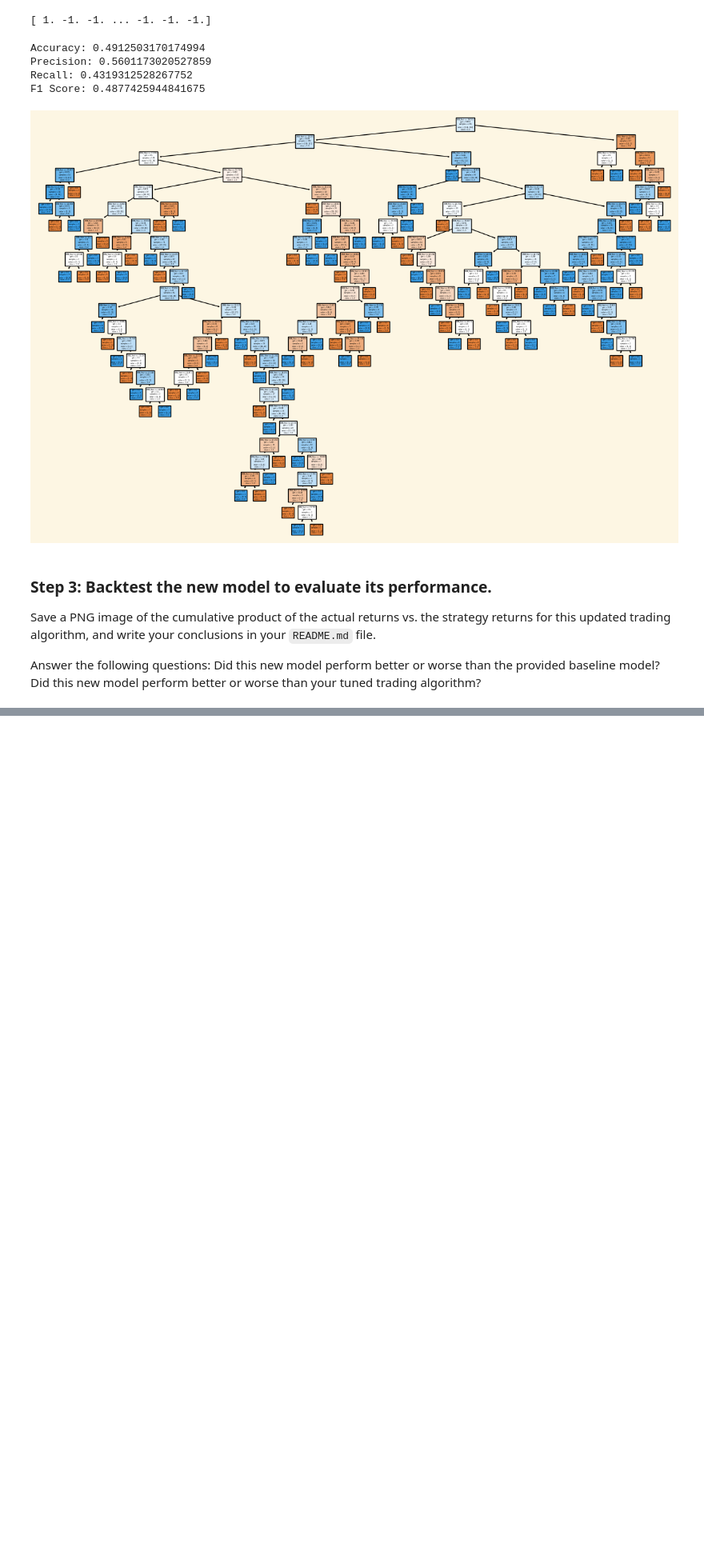
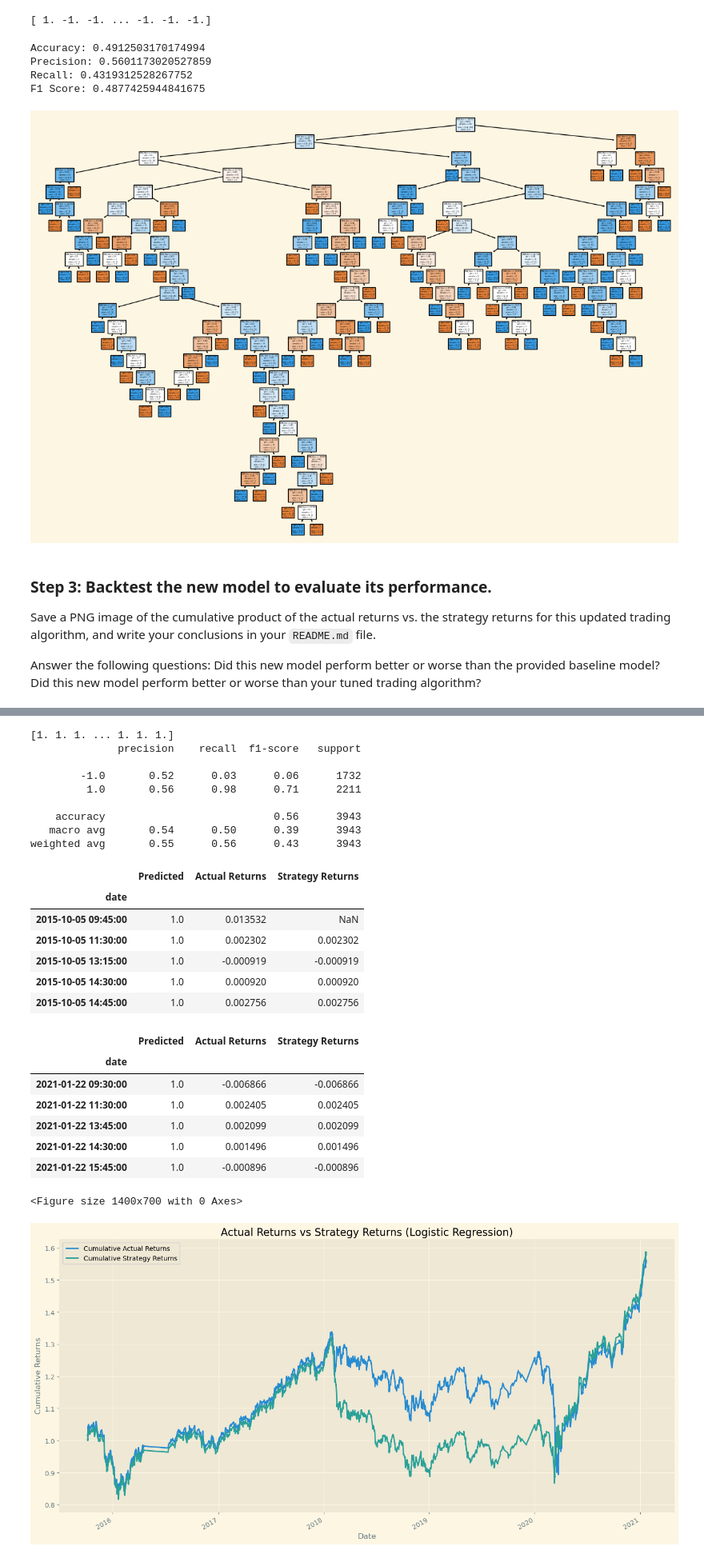
Before and after one commit to darcy5d/Fintech_Module_14_Homework_Assignment, a Jupyter notebook: machine_learning_trading_bot.ipynb, the cells around one changed output, grey strips where cells are left out. Shown at 80% size. Saved outputs shown, nothing was run; the diff lists cells and outputs as text; code cells hidden in the pictures; blank space fills up the shorter version.

```diff
--- a/machine_learning_trading_bot.ipynb
+++ b/machine_learning_trading_bot.ipynb
@@ -681,0 +734,74 @@ Did this new model perform better or worse than your tuned trading algorithm?
+# %%
+from sklearn.linear_model import LogisticRegression
+
+# Initiate the Logistic Regression model instance
+logistic_model = LogisticRegression(random_state=1)
+
+# Fit the model using the training data
+logistic_model.fit(X_train, y_train)
+
+# Use the testing dataset to generate the predictions for the logistic model
+logistic_pred = logistic_model.predict(X_test)
+
+# Review the model's predicted values
+print(logistic_pred)
+
+# Use a classification report to evaluate the model using the predictions and testing data
+logistic_testing_report = classification_report(y_test, logistic_pred)
+
+# Print the classification report
+print(logistic_testing_report)
+
+# Create a new empty predictions DataFrame for logistic model:
+predictions_logistic_df = pd.DataFrame(index=X_test.index)
+
+# Add the Logistic model predictions to the DataFrame
+predictions_logistic_df["Predicted"] = logistic_pred
+
+# Add the actual returns to the DataFrame
+predictions_logistic_df["Actual Returns"] = signals_df.loc[X_test.index, "Actual Returns"]
+
+# Add the strategy returns to the DataFrame, based on the logistic model's signals
+predictions_logistic_df["Strategy Returns"] = predictions_logistic_df["Predicted"].shift() * predictions_logistic_df["Actual Returns"]
+
+# Review the DataFrame
+display(predictions_logistic_df.head())
+display(predictions_logistic_df.tail())
+
+# Plot the actual returns versus the strategy returns for logistic model
+predictions_logistic_df["Cumulative Actual Returns"] = (1 + predictions_logistic_df["Actual Returns"]).cumprod()
+predictions_logistic_df["Cumulative Strategy Returns"] = (1 + predictions_logistic_df["Strategy Returns"]).cumprod()
+
+plt.figure(figsize=(14,7))
+predictions_logistic_df[["Cumulative Actual Returns", "Cumulative Strategy Returns"]].plot(figsize=(14,7))
+plt.title("Actual Returns vs Strategy Returns (Logistic Regression)")
+plt.xlabel("Date")
+plt.ylabel("Cumulative Returns")
+plt.tight_layout()
+plt.show()
+# %% [output]
+[1. 1. 1. ... 1. 1. 1.]
+              precision    recall  f1-score   support
+
+        -1.0       0.52      0.03      0.06      1732
+         1.0       0.56      0.98      0.71      2211
+
+    accuracy                           0.56      3943
+   macro avg       0.54      0.50      0.39      3943
+weighted avg       0.55      0.56      0.43      3943
+|  | Predicted | Actual Returns | Strategy Returns |
+| date |  |  |  |
+| 2015-10-05 09:45:00 | 1.0 | 0.013532 | NaN |
+| 2015-10-05 11:30:00 | 1.0 | 0.002302 | 0.002302 |
+| 2015-10-05 13:15:00 | 1.0 | -0.000919 | -0.000919 |
+| 2015-10-05 14:30:00 | 1.0 | 0.000920 | 0.000920 |
+| 2015-10-05 14:45:00 | 1.0 | 0.002756 | 0.002756 |
+|  | Predicted | Actual Returns | Strategy Returns |
+| date |  |  |  |
+| 2021-01-22 09:30:00 | 1.0 | -0.006866 | -0.006866 |
+| 2021-01-22 11:30:00 | 1.0 | 0.002405 | 0.002405 |
+| 2021-01-22 13:45:00 | 1.0 | 0.002099 | 0.002099 |
+| 2021-01-22 14:30:00 | 1.0 | 0.001496 | 0.001496 |
+| 2021-01-22 15:45:00 | 1.0 | -0.000896 | -0.000896 |
+<Figure size 1400x700 with 0 Axes>
+[figure, added]
```
Also changed, not shown: parts of 13 cells of this notebook, 1 other file.
